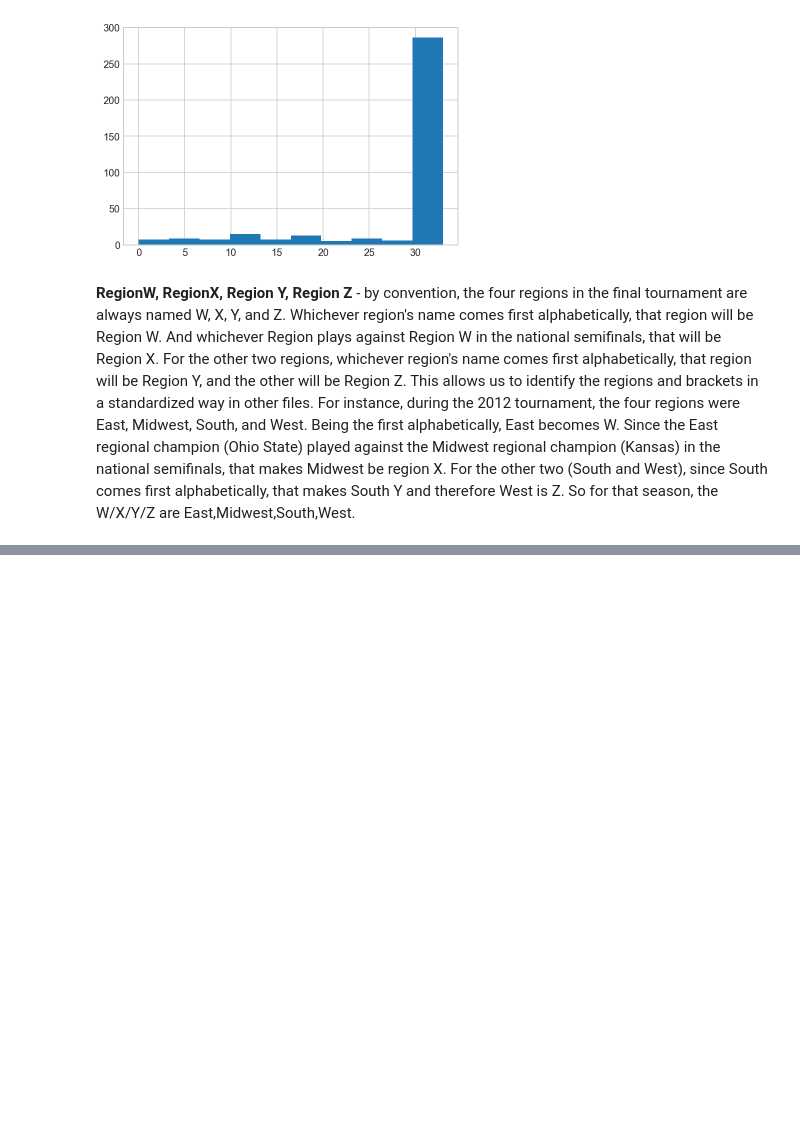
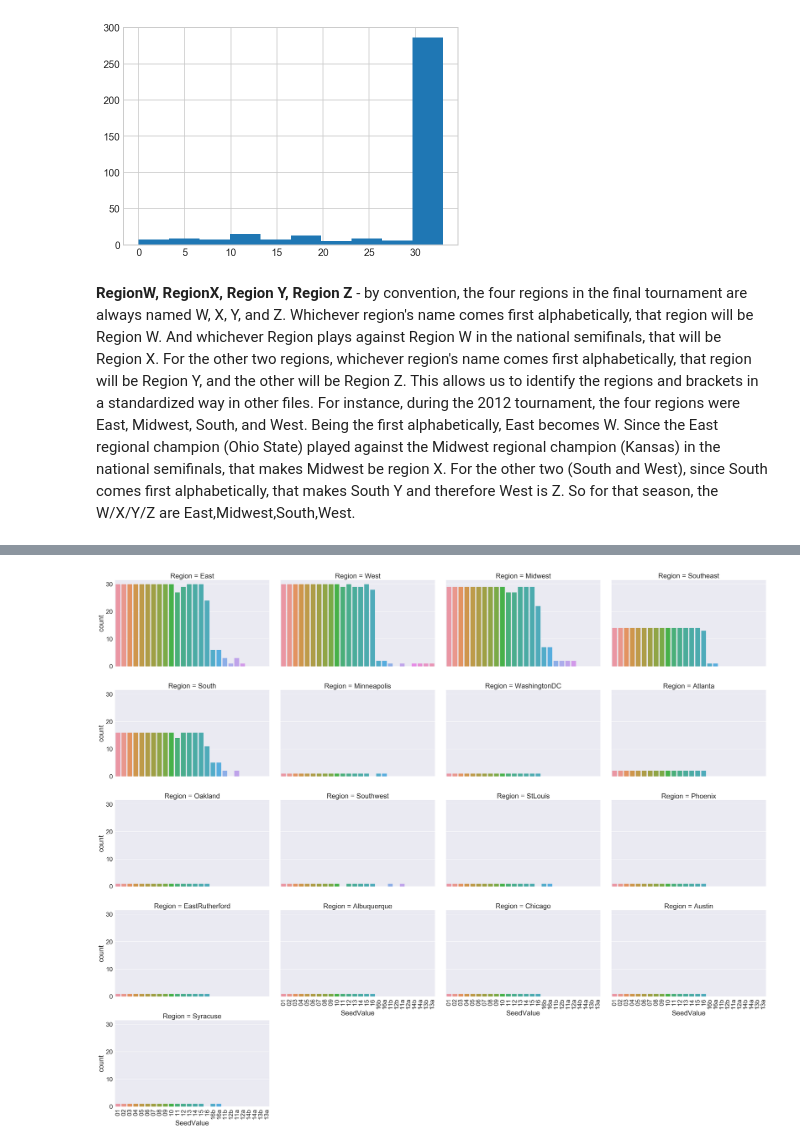
Before and after one commit to slin18/ML-Playpin, a Jupyter notebook: NCAA_ML/DataSection1.ipynb, the cells around one changed output, grey strips where cells are left out. Drawn from its saved outputs; the diff is of its cells as text; code cells hidden in the pictures; blank space fills up the shorter version.

```diff
--- a/NCAA_ML/DataSection1.ipynb
+++ b/NCAA_ML/DataSection1.ipynb
@@ -223,0 +292,6 @@ team_history.head(50)
+# %%
+# Seeds for which region
+g=sns.factorplot(x="SeedValue",col="Region",data=team_history,dodge=True,kind="count",col_wrap = 4,size=5,aspect=1.5)
+g.set_xticklabels(rotation='vertical');
+# %% [output]
+[figure, added]
```
Also changed, not shown: parts of 20 cells of this notebook.
